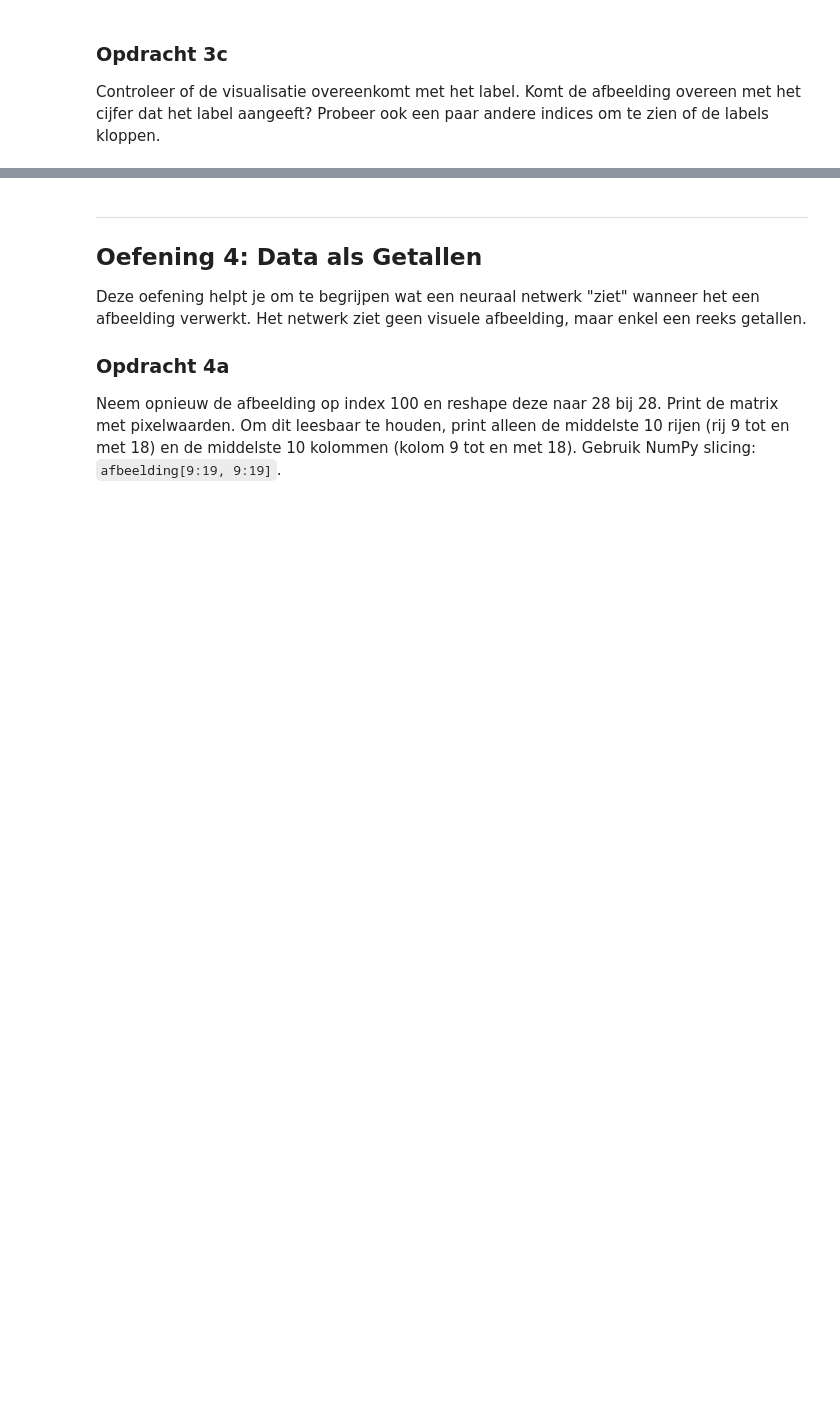
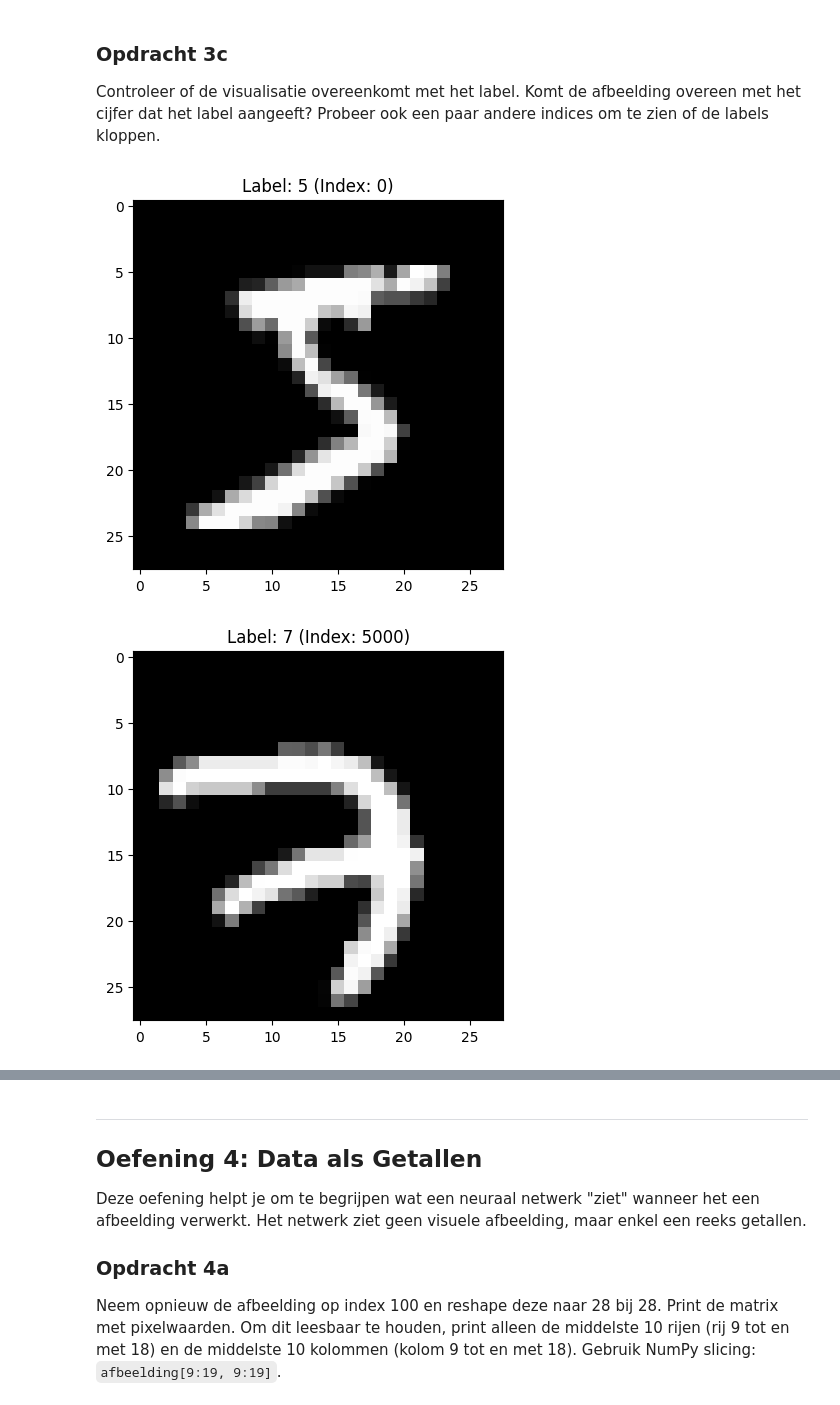
Before and after one commit to supperglossar/Mathematocal_Foundations, a Jupyter notebook: content/introductie/les01_labo.ipynb, the cells around one changed output, grey strips where cells are left out. Cells and saved outputs as stored; diff of their text form; code cells hidden in the pictures; blank space fills up the shorter version.

```diff
--- a/content/introductie/les01_labo.ipynb
+++ b/content/introductie/les01_labo.ipynb
@@ -194,0 +199,19 @@ Controleer of de visualisatie overeenkomt met het label. Komt de afbeelding over
+# %%
+# Jouw code voor opdracht 3c (kies een paar andere indices):
+
+indices_to_check = [0, 5000, 15000] # Kies een paar willekeurige indices
+
+for index in indices_to_check:
+    # Neem de afbeelding op de huidige index
+    image_vector = X[index]
+    # Vorm de vector om naar een 28x28 matrix
+    image_matrix = image_vector.reshape(28, 28)
+
+    # Visualiseer de afbeelding
+    plt.imshow(image_matrix, cmap='gray')
+    # Voeg een titel toe met het label
+    plt.title(f'Label: {y[index]} (Index: {index})')
+    plt.show()
+# %% [output]
+[figure, added]
+[figure, added]
```
Also changed, not shown: parts of 6 cells of this notebook.
